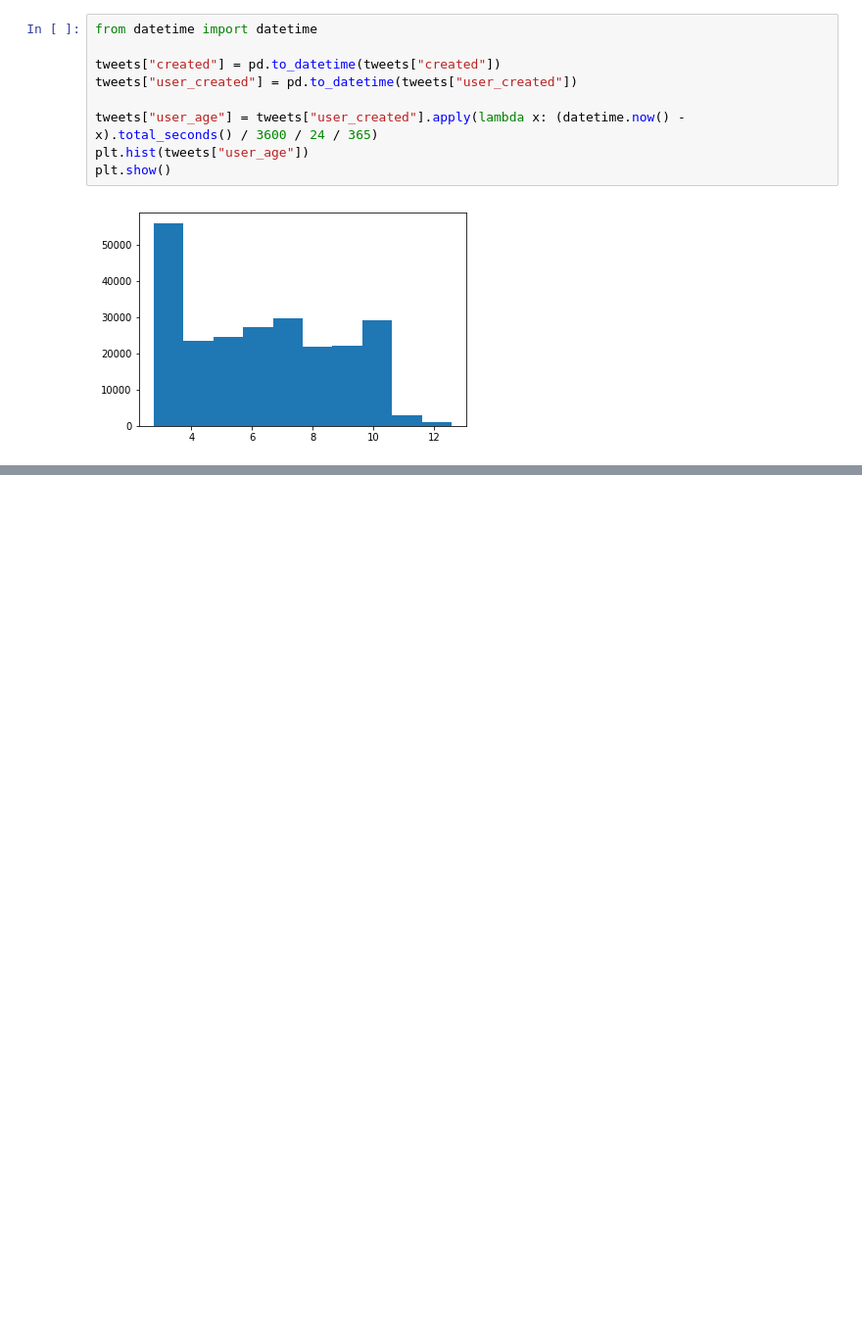
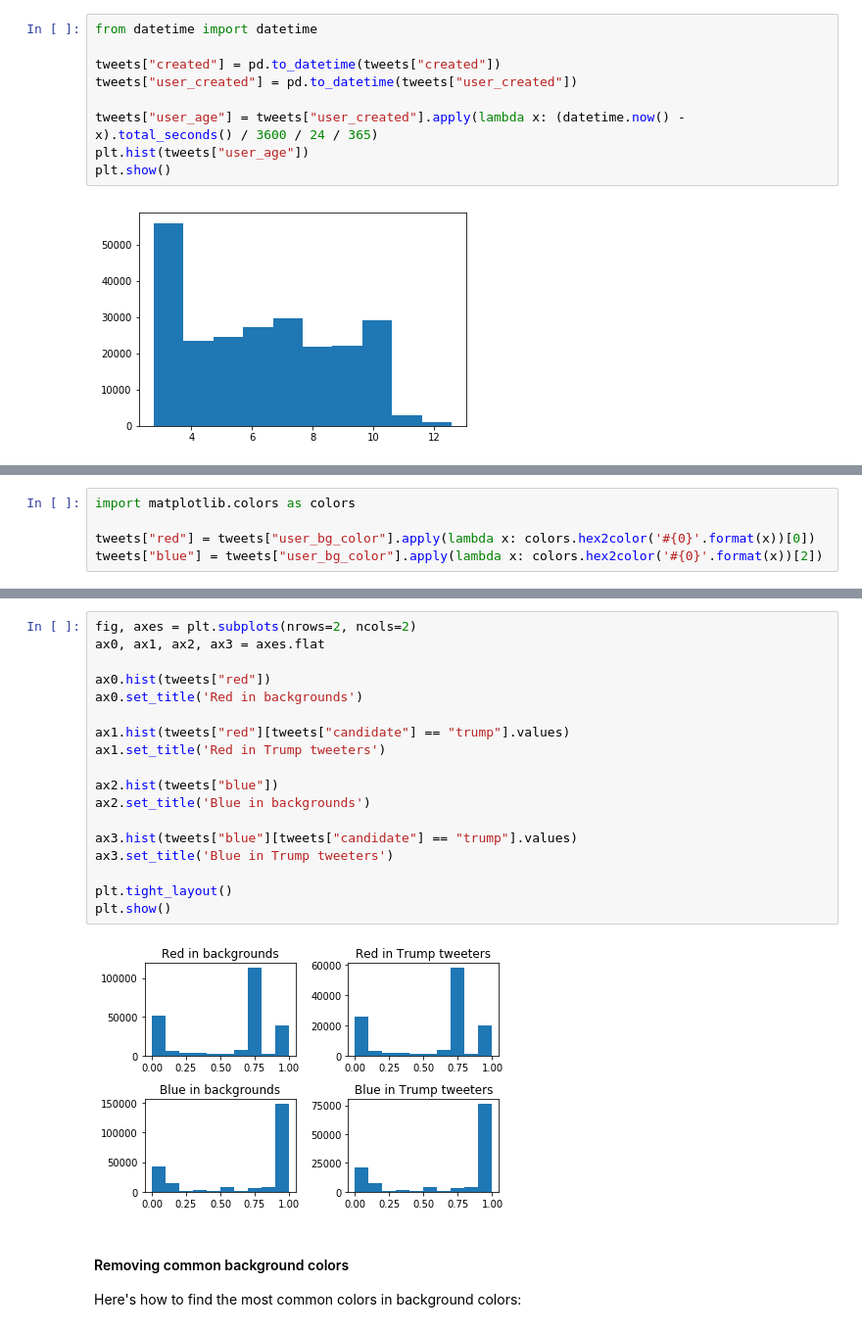
Before and after one commit to JavierPalomares90/Data_Mining_Hw1, a Jupyter notebook: Hw1b.ipynb, the cells around one changed output, grey strips where cells are left out. Shown: that part at 98% size. Cells and saved outputs as stored; diff of their text form; blank space fills up the shorter version.

```diff
--- a/Hw1b.ipynb
+++ b/Hw1b.ipynb
@@ -394,0 +467,5 @@ plt.show()
+# %%
+import matplotlib.colors as colors
+
+tweets["red"] = tweets["user_bg_color"].apply(lambda x: colors.hex2color('#{0}'.format(x))[0])
+tweets["blue"] = tweets["user_bg_color"].apply(lambda x: colors.hex2color('#{0}'.format(x))[2])
@@ -394,0 +486,23 @@ plt.show()
+# %%
+fig, axes = plt.subplots(nrows=2, ncols=2)
+ax0, ax1, ax2, ax3 = axes.flat
+
+ax0.hist(tweets["red"])
+ax0.set_title('Red in backgrounds')
+
+ax1.hist(tweets["red"][tweets["candidate"] == "trump"].values)
+ax1.set_title('Red in Trump tweeters')
+
+ax2.hist(tweets["blue"])
+ax2.set_title('Blue in backgrounds')
+
+ax3.hist(tweets["blue"][tweets["candidate"] == "trump"].values)
+ax3.set_title('Blue in Trump tweeters')
+
+plt.tight_layout()
+plt.show()
+# %% [output]
+[figure, added]
+# %% [markdown]
+#### Removing common background colors
+Here's how to find the most common colors in background colors:
```
Also changed, not shown: parts of 24 cells of this notebook.
